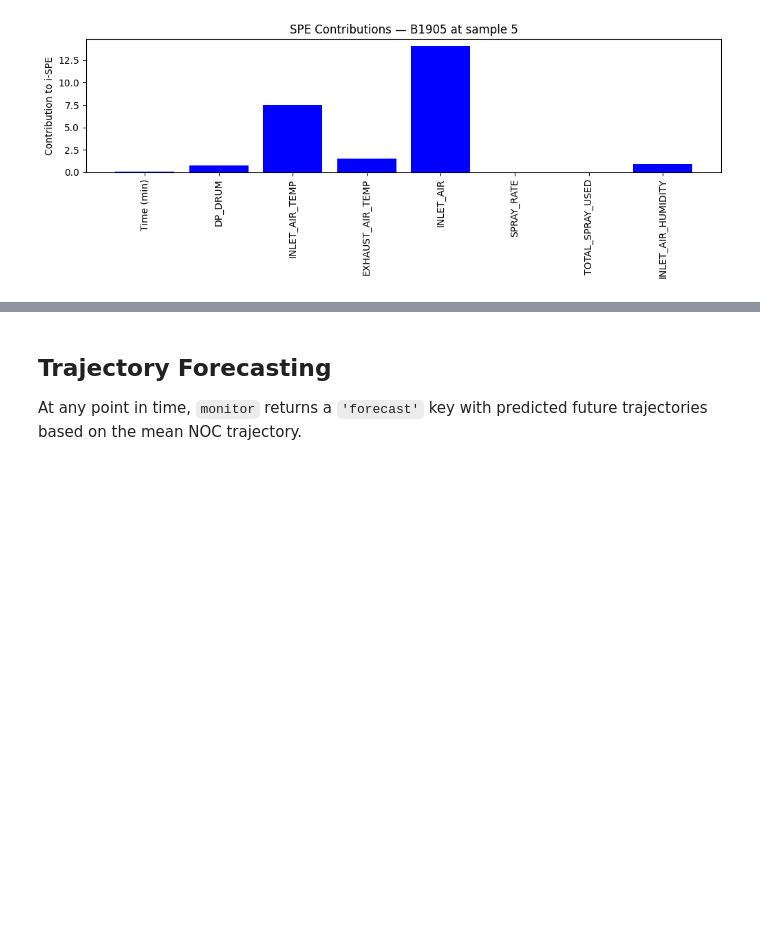
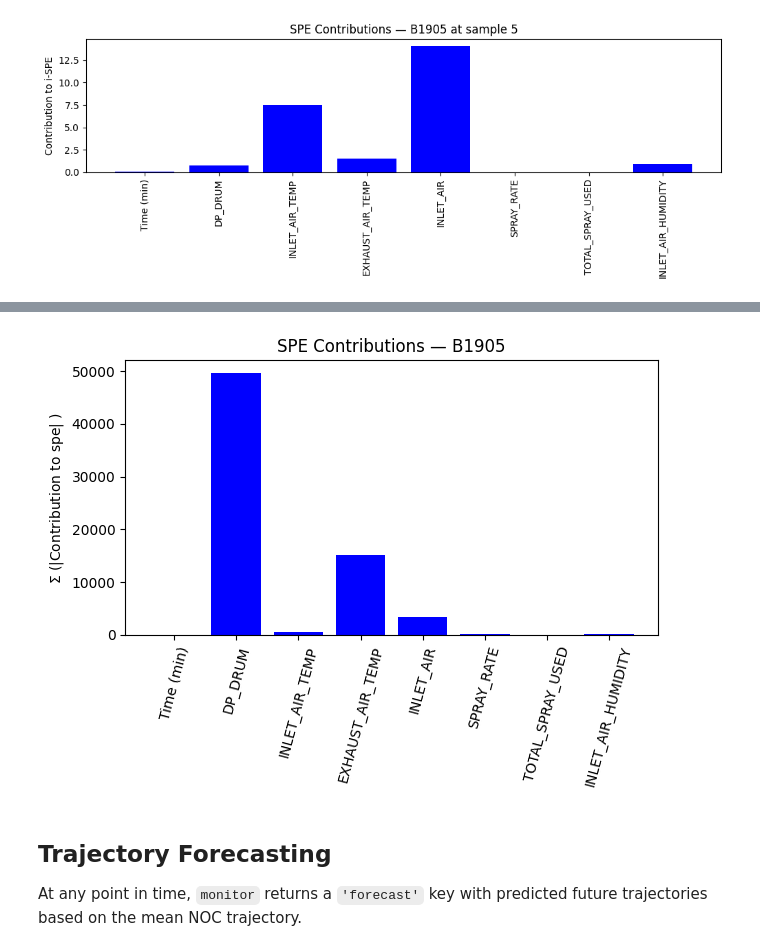
Before and after one commit to TUstudents/pyphi, a Jupyter notebook: notebooks/04_batch/03_batch_monitoring.ipynb, the cells around one changed output, grey strips where cells are left out. Cells and saved outputs as stored; diff of their text form; code cells hidden in the pictures; blank space fills up the shorter version.

```diff
--- a/notebooks/04_batch/03_batch_monitoring.ipynb
+++ b/notebooks/04_batch/03_batch_monitoring.ipynb
@@ -118,3 +122,14 @@ plt.show()
+# %%
+phibatch.contributions(
+    mpca_obj,
+    dev,
+    'spe',
+    to_obs=['B1905'],
+    phase_samples=samples_per_phase,
+    plot_title='SPE Contributions — B1905',
+)
+# %% [output]
+[figure, added]
 # %% [markdown]
 ## Trajectory Forecasting
 
```
Also changed, not shown: parts of 5 cells of this notebook.
